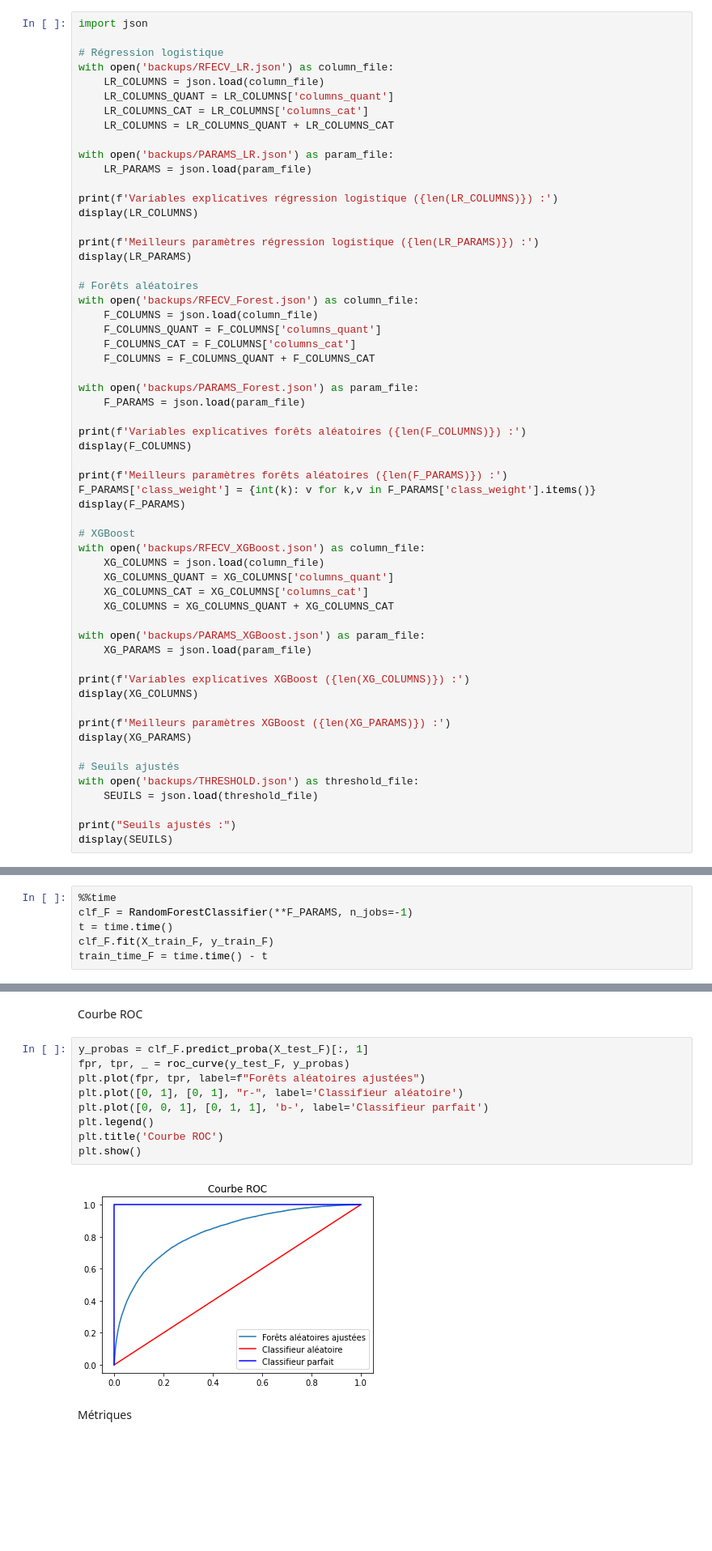
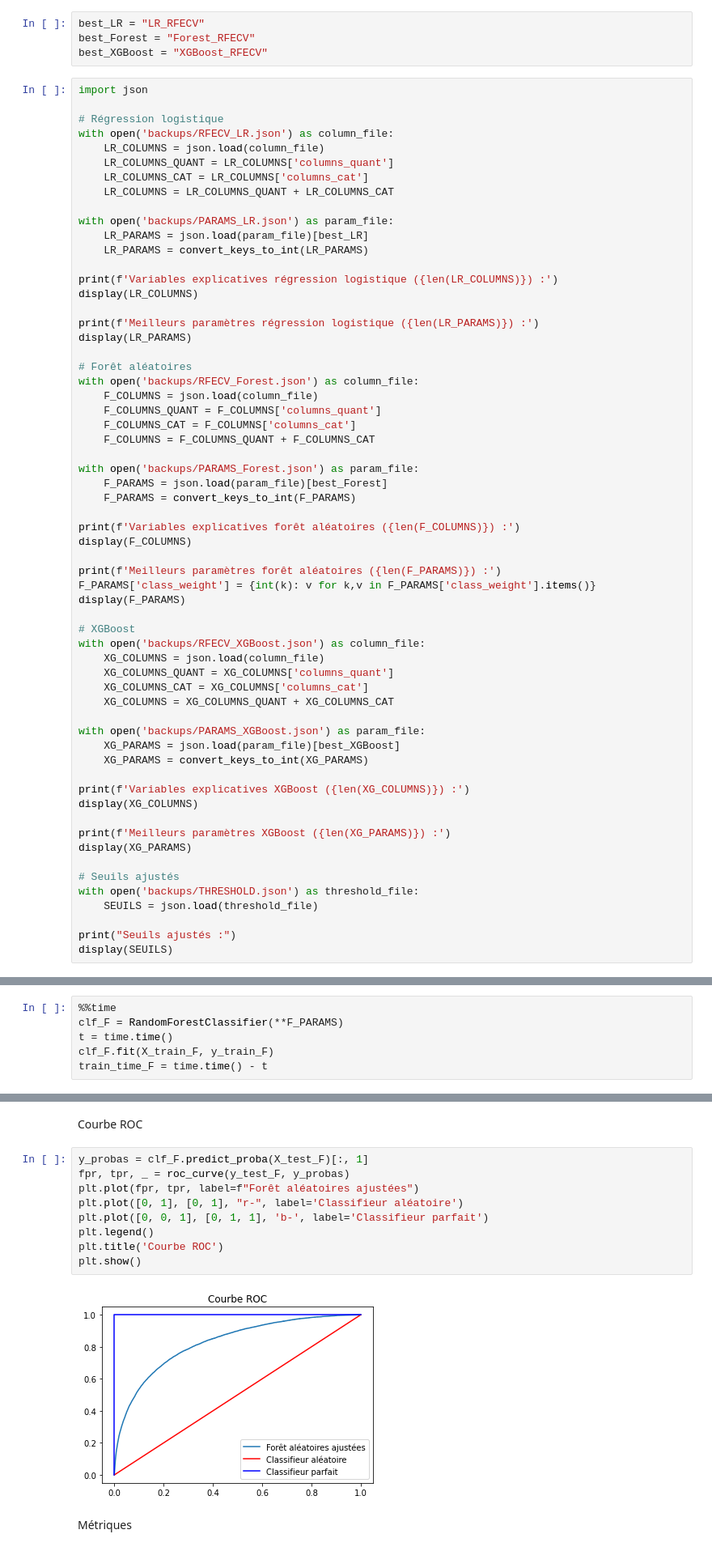
Before and after one commit to baptiste-pasquier/statapp, a Jupyter notebook: comparaison.ipynb, the cells around one changed output, grey strips where cells are left out. Shown at 81% size. Cells and saved outputs as stored; diff of their text form; blank space fills up the shorter version.

```diff
--- a/comparaison.ipynb
+++ b/comparaison.ipynb
@@ -17,5 +17,9 @@ from tools import datasets
 # %% [markdown]
 Importation de la liste des variables explicatives sélectionnées, des meilleurs paramètres et du seuil ajusté pour chaque modèle.
+# %%
+best_LR = "LR_RFECV"
+best_Forest = "Forest_RFECV"
+best_XGBoost = "XGBoost_RFECV"
 # %%
 import json
 
@@ -27,7 +31,8 @@ with open('backups/RFECV_LR.json') as column_file:
     LR_COLUMNS = LR_COLUMNS_QUANT + LR_COLUMNS_CAT
 
 with open('backups/PARAMS_LR.json') as param_file:
-    LR_PARAMS = json.load(param_file)
+    LR_PARAMS = json.load(param_file)[best_LR]
+    LR_PARAMS = convert_keys_to_int(LR_PARAMS)
 
 print(f'Variables explicatives régression logistique ({len(LR_COLUMNS)}) :')
 display(LR_COLUMNS)
@@ -35,7 +40,7 @@ display(LR_COLUMNS)
 print(f'Meilleurs paramètres régression logistique ({len(LR_PARAMS)}) :')
 display(LR_PARAMS)
 
-# Forêts aléatoires
+# Forêt aléatoires
 with open('backups/RFECV_Forest.json') as column_file:
     F_COLUMNS = json.load(column_file)
     F_COLUMNS_QUANT = F_COLUMNS['columns_quant']
@@ -43,12 +48,13 @@ with open('backups/RFECV_Forest.json') as column_file:
     F_COLUMNS = F_COLUMNS_QUANT + F_COLUMNS_CAT
 
 with open('backups/PARAMS_Forest.json') as param_file:
-    F_PARAMS = json.load(param_file)
+    F_PARAMS = json.load(param_file)[best_Forest]
+    F_PARAMS = convert_keys_to_int(F_PARAMS)
 
-print(f'Variables explicatives forêts aléatoires ({len(F_COLUMNS)}) :')
+print(f'Variables explicatives forêt aléatoires ({len(F_COLUMNS)}) :')
 display(F_COLUMNS)
 
-print(f'Meilleurs paramètres forêts aléatoires ({len(F_PARAMS)}) :')
+print(f'Meilleurs paramètres forêt aléatoires ({len(F_PARAMS)}) :')
 F_PARAMS['class_weight'] = {int(k): v for k,v in F_PARAMS['class_weight'].items()}
 display(F_PARAMS)
 
@@ -60,7 +66,8 @@ with open('backups/RFECV_XGBoost.json') as column_file:
     XG_COLUMNS = XG_COLUMNS_QUANT + XG_COLUMNS_CAT
 
 with open('backups/PARAMS_XGBoost.json') as param_file:
-    XG_PARAMS = json.load(param_file)
+    XG_PARAMS = json.load(param_file)[best_XGBoost]
+    XG_PARAMS = convert_keys_to_int(XG_PARAMS)
 
 print(f'Variables explicatives XGBoost ({len(XG_COLUMNS)}) :')
 display(XG_COLUMNS)
@@ -211,7 +224,7 @@ X_test_F = datasets_df_test['X']
 y_test_F = datasets_df_test['y']
 # %%
 %%time
-clf_F = RandomForestClassifier(**F_PARAMS, n_jobs=-1)
+clf_F = RandomForestClassifier(**F_PARAMS)
 t = time.time()
 clf_F.fit(X_train_F, y_train_F)
 train_time_F = time.time() - t
@@ -237,14 +250,14 @@ Courbe ROC
 # %%
 y_probas = clf_F.predict_proba(X_test_F)[:, 1]
 fpr, tpr, _ = roc_curve(y_test_F, y_probas)
-plt.plot(fpr, tpr, label=f"Forêts aléatoires ajustées")
+plt.plot(fpr, tpr, label=f"Forêt aléatoires ajustées")
 plt.plot([0, 1], [0, 1], "r-", label='Classifieur aléatoire')
 plt.plot([0, 0, 1], [0, 1, 1], 'b-', label='Classifieur parfait')
 plt.legend()
 plt.title('Courbe ROC')
 plt.show()
 # %% [output]
-[figure, old version]
+[figure, new version]
 # %% [markdown]
 Métriques
 # %%
```
Also changed, not shown: parts of 15 cells of this notebook, 1 other file.
